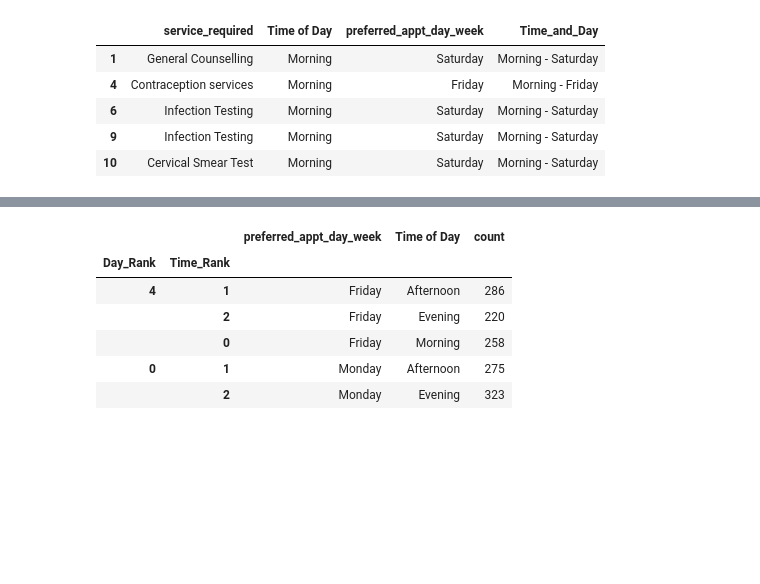
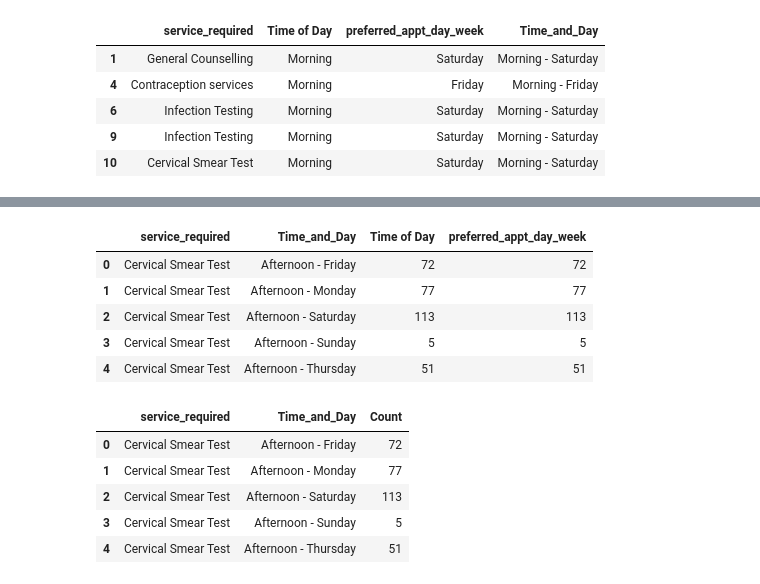
Before and after one commit to kevmct90/womens-health-project, a Jupyter notebook: notebooks/Services-By-Time.ipynb, the cells around one changed output, grey strips where cells are left out. Drawn from its saved outputs; the diff is of its cells as text; code cells hidden in the pictures; blank space fills up the shorter version.

```diff
--- a/notebooks/Services-By-Time.ipynb
+++ b/notebooks/Services-By-Time.ipynb
@@ -204,21 +203,0 @@ dtype('int64')
-# %%
-sorter = ['Morning', 'Afternoon','Evening']
-sorterIndex = dict(zip(sorter,range(len(sorter))))
-
-sorter2 = ['Monday', 'Tuesday', 'Wednesday', 'Thursday', 'Friday', 'Saturday', 'Sunday']
-sorterIndex2 = dict(zip(sorter2,range(len(sorter2))))
-
-df5['Time_Rank'] = df5['Time of Day'].map(sorterIndex)
-df5['Day_Rank'] = df5['preferred_appt_day_week'].map(sorterIndex2)
-
-df5 = df5.set_index(['Day_Rank', 'Time_Rank'])
-#df5['Time of Day2'] = df5[df5.columns['Time_Rank', 'Time of Day'].apply(lambda x: '-'.join(x.dropna().astype(int).astype(str)),axis=1)
-df5.head()
-# %% [output]
-|  |  | preferred_appt_day_week | Time of Day | count |
-| Day_Rank | Time_Rank |  |  |  |
-| 4 | 1 | Friday | Afternoon | 286 |
-|  | 2 | Friday | Evening | 220 |
-|  | 0 | Friday | Morning | 258 |
-| 0 | 1 | Monday | Afternoon | 275 |
-|  | 2 | Monday | Evening | 323 |
@@ -234,0 +204,10 @@ total_bookings = df9.pivot_table('count', index='Time of Day',columns='preferred
+# %%
+df_service_time_2 = df_service_time.groupby(['service_required', 'Time_and_Day'], as_index=False).count()
+df_service_time_2.head()
+# %% [output]
+|  | service_required | Time_and_Day | Time of Day | preferred_appt_day_week |
+| 0 | Cervical Smear Test | Afternoon - Friday | 72 | 72 |
+| 1 | Cervical Smear Test | Afternoon - Monday | 77 | 77 |
+| 2 | Cervical Smear Test | Afternoon - Saturday | 113 | 113 |
+| 3 | Cervical Smear Test | Afternoon - Sunday | 5 | 5 |
+| 4 | Cervical Smear Test | Afternoon - Thursday | 51 | 51 |
@@ -234,0 +218,9 @@ total_bookings = df9.pivot_table('count', index='Time of Day',columns='preferred
+# %%
+df_service_time_2.head()
+# %% [output]
+|  | service_required | Time_and_Day | Count |
+| 0 | Cervical Smear Test | Afternoon - Friday | 72 |
+| 1 | Cervical Smear Test | Afternoon - Monday | 77 |
+| 2 | Cervical Smear Test | Afternoon - Saturday | 113 |
+| 3 | Cervical Smear Test | Afternoon - Sunday | 5 |
+| 4 | Cervical Smear Test | Afternoon - Thursday | 51 |
```
Also changed, not shown: parts of 21 cells of this notebook, 1 other file.
